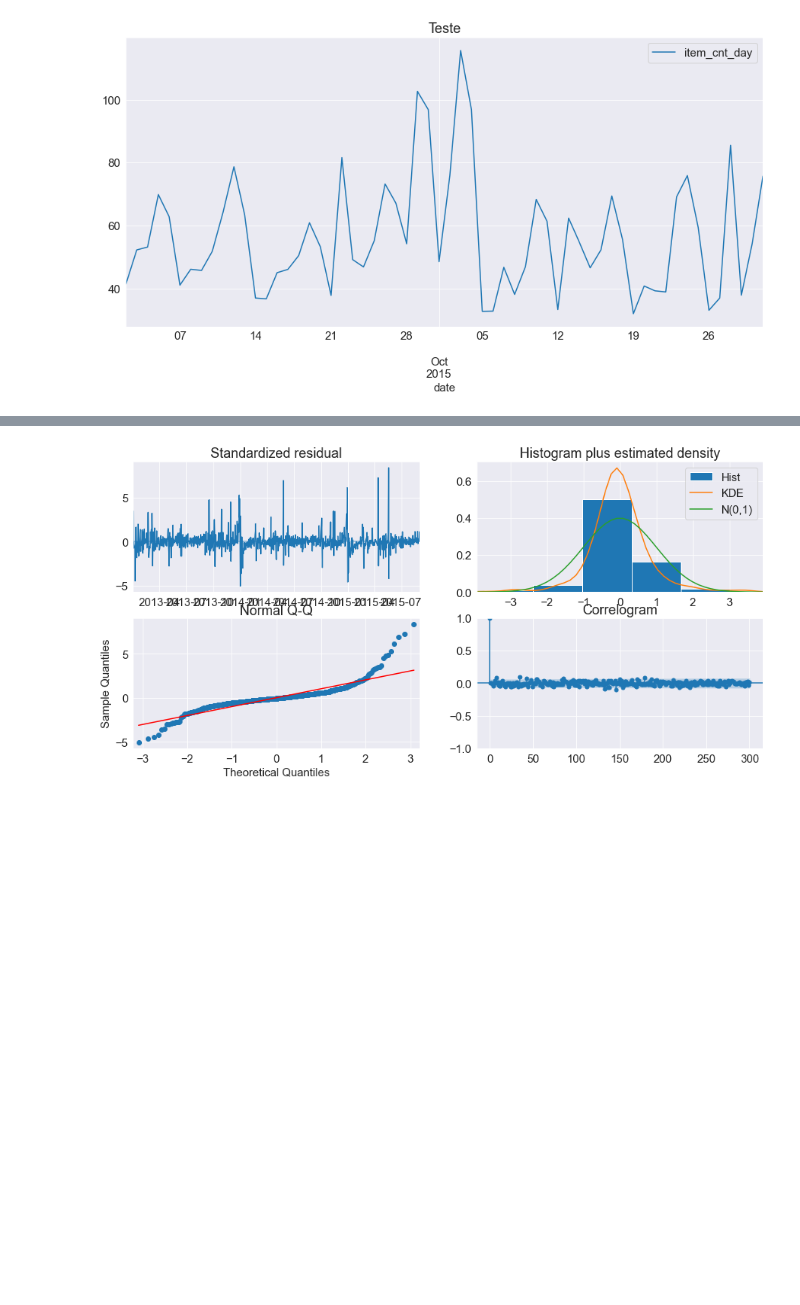
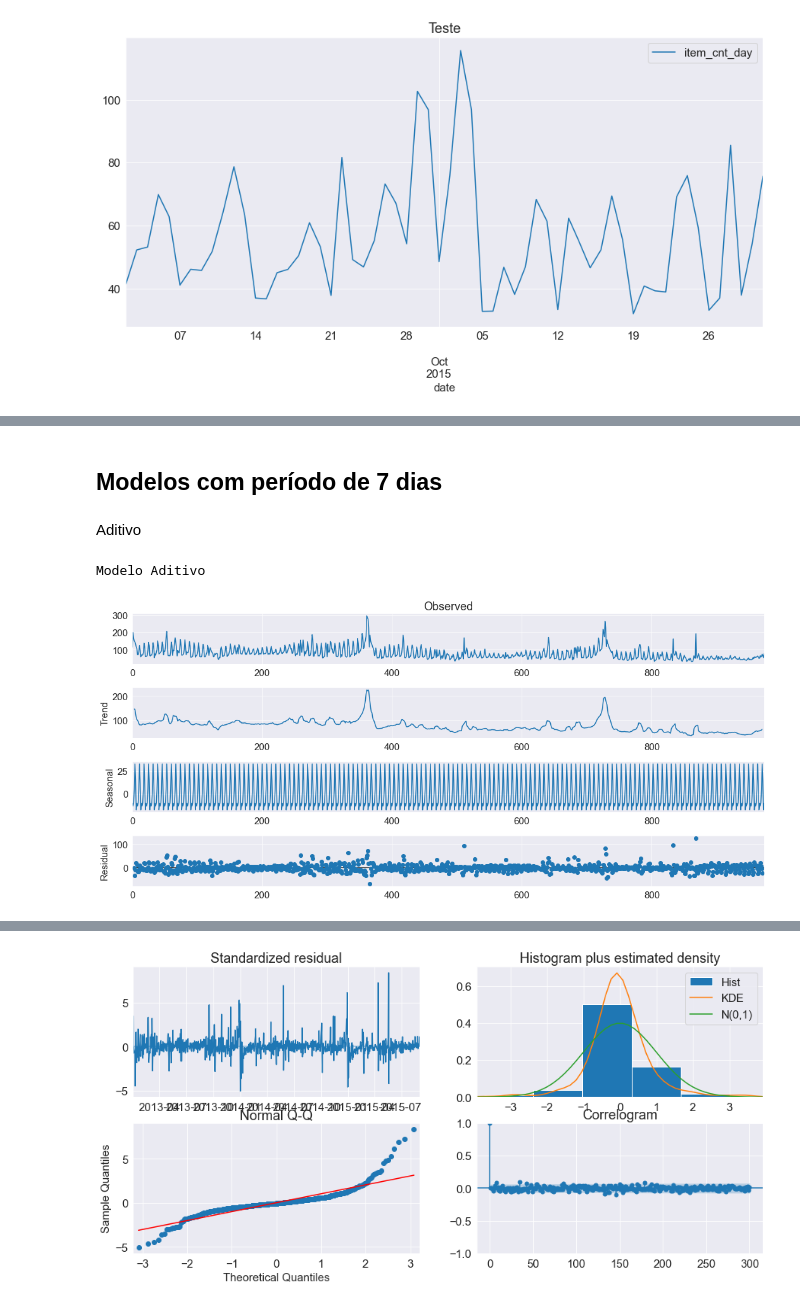
Before and after one commit to derSchmetterling/time_series, a Jupyter notebook: trabalho_ts_auto.ipynb, the cells around one changed output, grey strips where cells are left out. Saved outputs shown, nothing was run; the diff lists cells and outputs as text; code cells hidden in the pictures; blank space fills up the shorter version.

```diff
--- a/trabalho_ts_auto.ipynb
+++ b/trabalho_ts_auto.ipynb
@@ -162,0 +194,23 @@ Obs de teste: 60
+# %%
+def decompose(series, period, model = 'multiplicative'):
+    # multiplicative
+    resm = sm.tsa.seasonal_decompose(series.values,period=period,model=model)
+    #plt.figure(figsize=(16,12))
+    print('Modelo Aditivo')
+    fig = resm.plot()
+    fig.show()
+
+    # salva resíduos
+    residuos = pd.DataFrame(resm.resid)
+    residuos = residuos.dropna()[0].to_numpy()
+
+    return resm, residuos
+# %% [markdown]
+## Modelos com período de 7 dias
+# %% [markdown]
+Aditivo
+# %%
+res_a = decompose(treino, period = 7, model = 'additive')
+# %% [output]
+Modelo Aditivo
+[figure, added]
```
Also changed, not shown: parts of 33 cells of this notebook.
